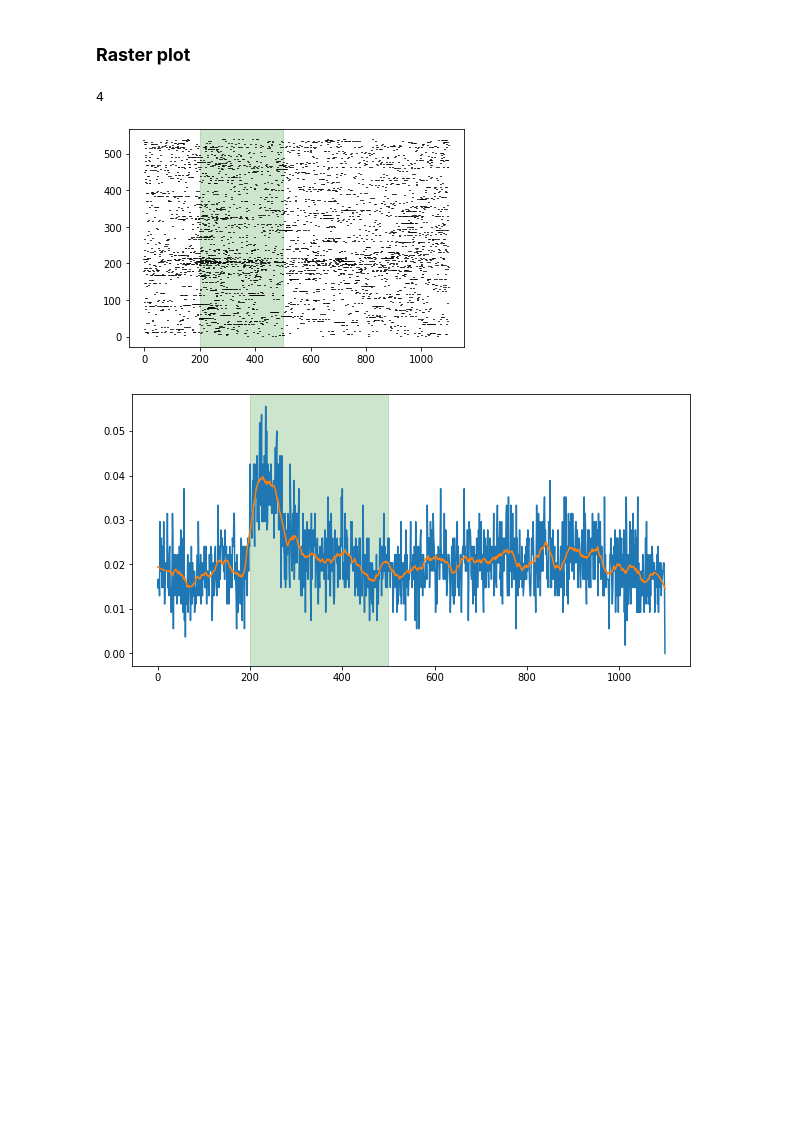
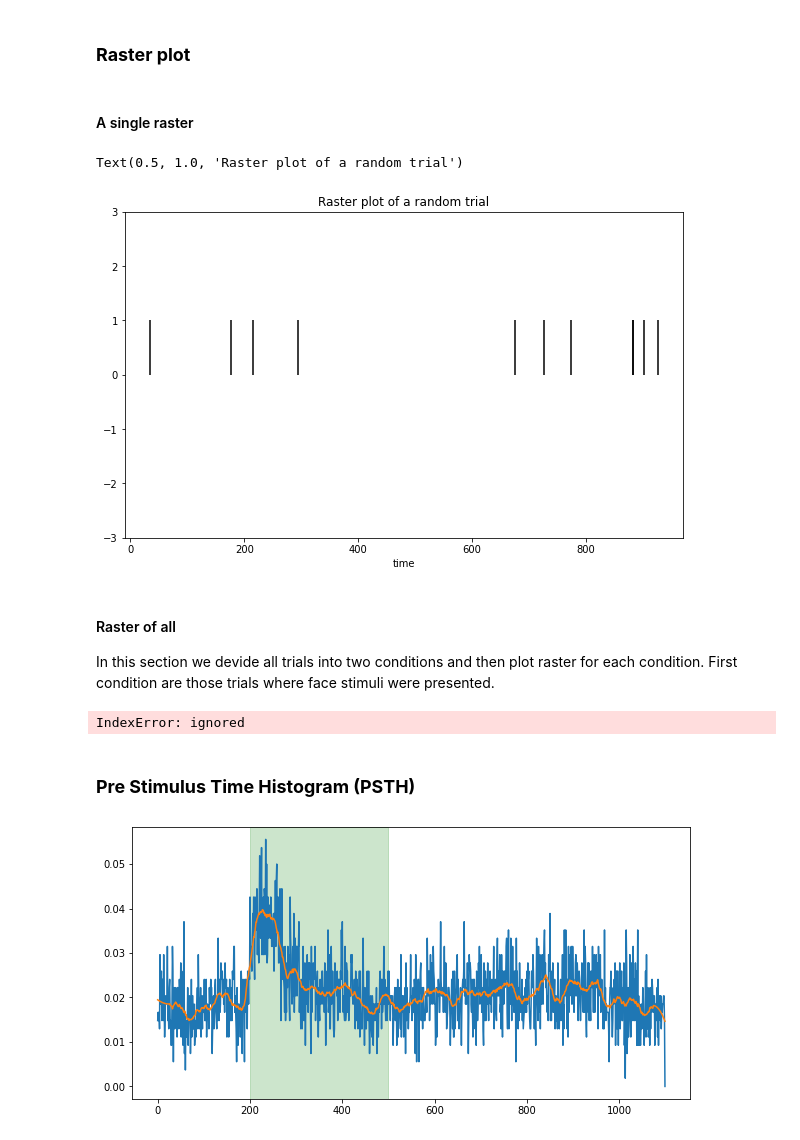
Before and after one commit to MiladQolami/Neural-Data-Analysis, a Jupyter notebook: MainCode.ipynb, the cells around one changed output. Saved outputs shown, nothing was run; the diff lists cells and outputs as text; code cells hidden in the pictures; blank space fills up the shorter version.

```diff
--- a/MainCode.ipynb
+++ b/MainCode.ipynb
@@ -10,10 +10,14 @@ import numpy as np
 import scipy.io as sio
 from scipy.signal import savgol_filter
 %matplotlib inline
+plt.rcParams["figure.figsize"] = (10,6)
+
 
 
 spikes = sio.loadmat('spikes.mat')
+type(spikes)
+spikes.keys()
 spikes = spikes['spikes']
-nTrials = np.shape(spikes)[1]
+nTrials = np.shape(spikes)[0]
 # %% [markdown]
 ### **Raster plot**
@@ -22,14 +24,34 @@ nTrials = np.shape(spikes)[1]
-# %%
-np.random.random_integers()
-# %% [output]
-4
+# %% [markdown]
+#### A single raster
+# %%
+RandomTrial = np.random.random_integers(nTrials)
+plt.vlines(np.argwhere(spikes[RandomTrial,:]),0,1)
+plt.ylim([-3, 3])
+plt.xlabel('time')
+plt.title('Raster plot of a random trial')
+# %% [output]
+Text(0.5, 1.0, 'Raster plot of a random trial')
+[figure, added]
+# %% [markdown]
+  #### Raster of all
+  In this section we devide all trials into two conditions and then plot raster for each condition. First condition are those trials where face stimuli were presented.
 # %%
+StimTags = sio.loadmat('trial_idx.mat')
+StimTags = StimTags['trial_idx']
+FaceStimTags = StimTags[((StimTags>=0) & (StimTags<20))]
+NonFaceStimTags =
 for i in range(540):
   plt.vlines(np.argwhere(spikes[i,:]),i-1,i)
 plt.axvspan(200,500,color = 'g',alpha=.2)
+plt.xlabel('Time(ms)')
+plt.ylabel('#Trials')
 plt.show()
-# %% [output]
-[figure, removed]
+# %%
+StimTags[0]
+# %% [output]
+IndexError: ignored
+# %% [markdown]
+### **Pre Stimulus Time Histogram (PSTH)**
 # %%
 mean_resp = np.mean(spikes,0)
 smooth_mean_resp = savgol_filter(mean_resp,51,2)
```
Also changed, not shown: parts of 5 cells of this notebook.
